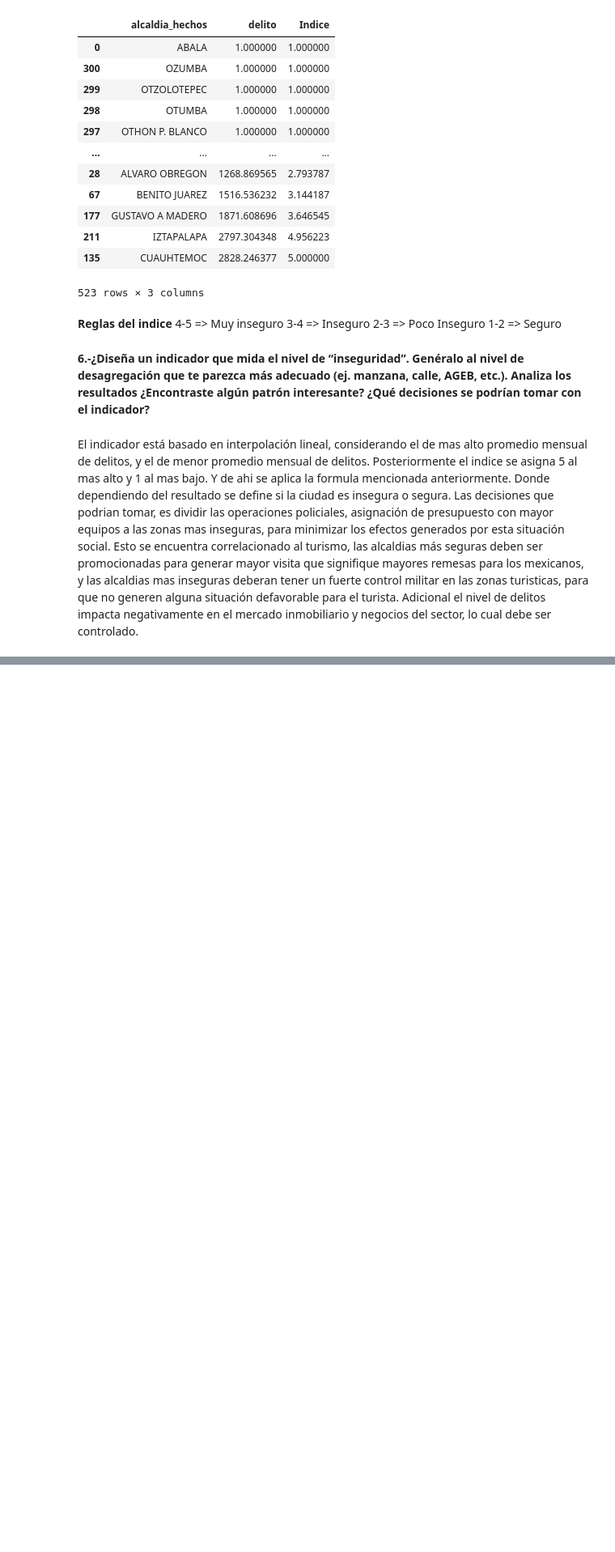
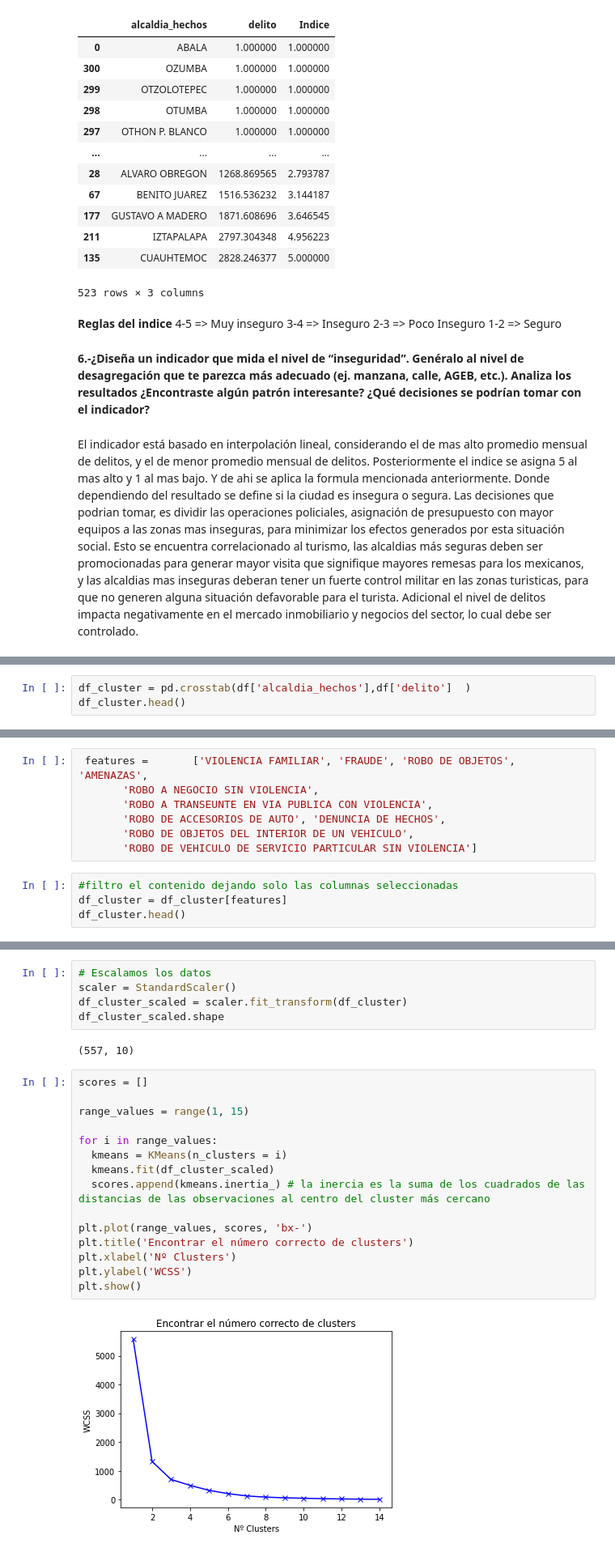
Before and after one commit to rmoracode/examenopi, a Jupyter notebook: ExamenOPI.ipynb, the cells around one changed output, grey strips where cells are left out. Shown at 81% size. Cells and saved outputs as stored; diff of their text form; blank space fills up the shorter version.

```diff
--- a/ExamenOPI.ipynb
+++ b/ExamenOPI.ipynb
@@ -683,0 +698,3 @@ El indicador está basado en interpolación lineal, considerando el de mas alto
+# %%
+df_cluster = pd.crosstab(df['alcaldia_hechos'],df['delito']  )
+df_cluster.head()
@@ -683,0 +710,11 @@ El indicador está basado en interpolación lineal, considerando el de mas alto
+# %%
+ features =       ['VIOLENCIA FAMILIAR', 'FRAUDE', 'ROBO DE OBJETOS', 'AMENAZAS',
+       'ROBO A NEGOCIO SIN VIOLENCIA',
+       'ROBO A TRANSEUNTE EN VIA PUBLICA CON VIOLENCIA',
+       'ROBO DE ACCESORIOS DE AUTO', 'DENUNCIA DE HECHOS',
+       'ROBO DE OBJETOS DEL INTERIOR DE UN VEHICULO',
+       'ROBO DE VEHICULO DE SERVICIO PARTICULAR SIN VIOLENCIA']
+# %%
+#filtro el contenido dejando solo las columnas seleccionadas
+df_cluster = df_cluster[features]
+df_cluster.head()
@@ -683,0 +729,24 @@ El indicador está basado en interpolación lineal, considerando el de mas alto
+# %%
+# Escalamos los datos
+scaler = StandardScaler()
+df_cluster_scaled = scaler.fit_transform(df_cluster)
+df_cluster_scaled.shape
+# %% [output]
+(557, 10)
+# %%
+scores = []
+
+range_values = range(1, 15)
+
+for i in range_values:
+  kmeans = KMeans(n_clusters = i)
+  kmeans.fit(df_cluster_scaled)
+  scores.append(kmeans.inertia_) # la inercia es la suma de los cuadrados de las distancias de las observaciones al centro del cluster más cercano
+
+plt.plot(range_values, scores, 'bx-')
+plt.title('Encontrar el número correcto de clusters')
+plt.xlabel('Nº Clusters')
+plt.ylabel('WCSS')
+plt.show()
+# %% [output]
+[figure, added]
```
Also changed, not shown: parts of 23 cells of this notebook.
